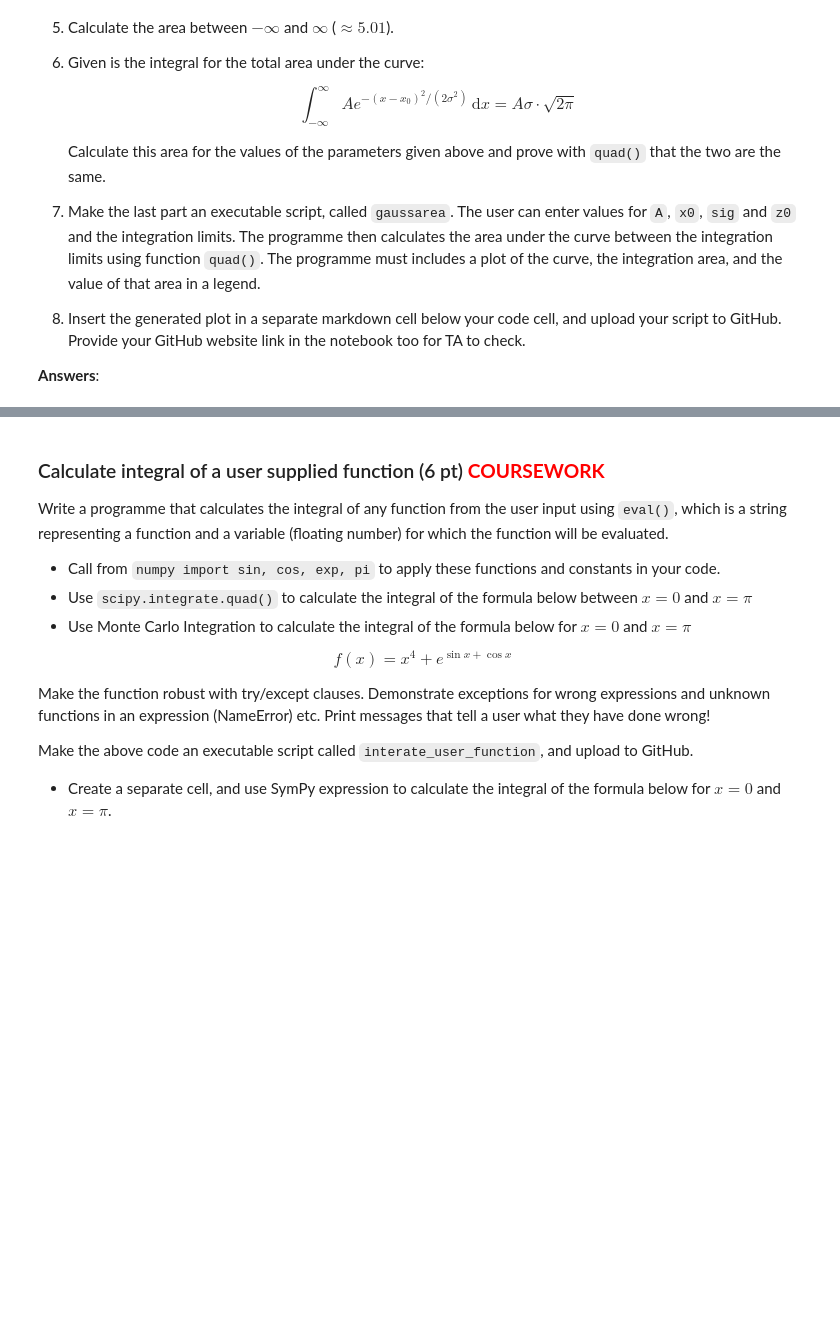
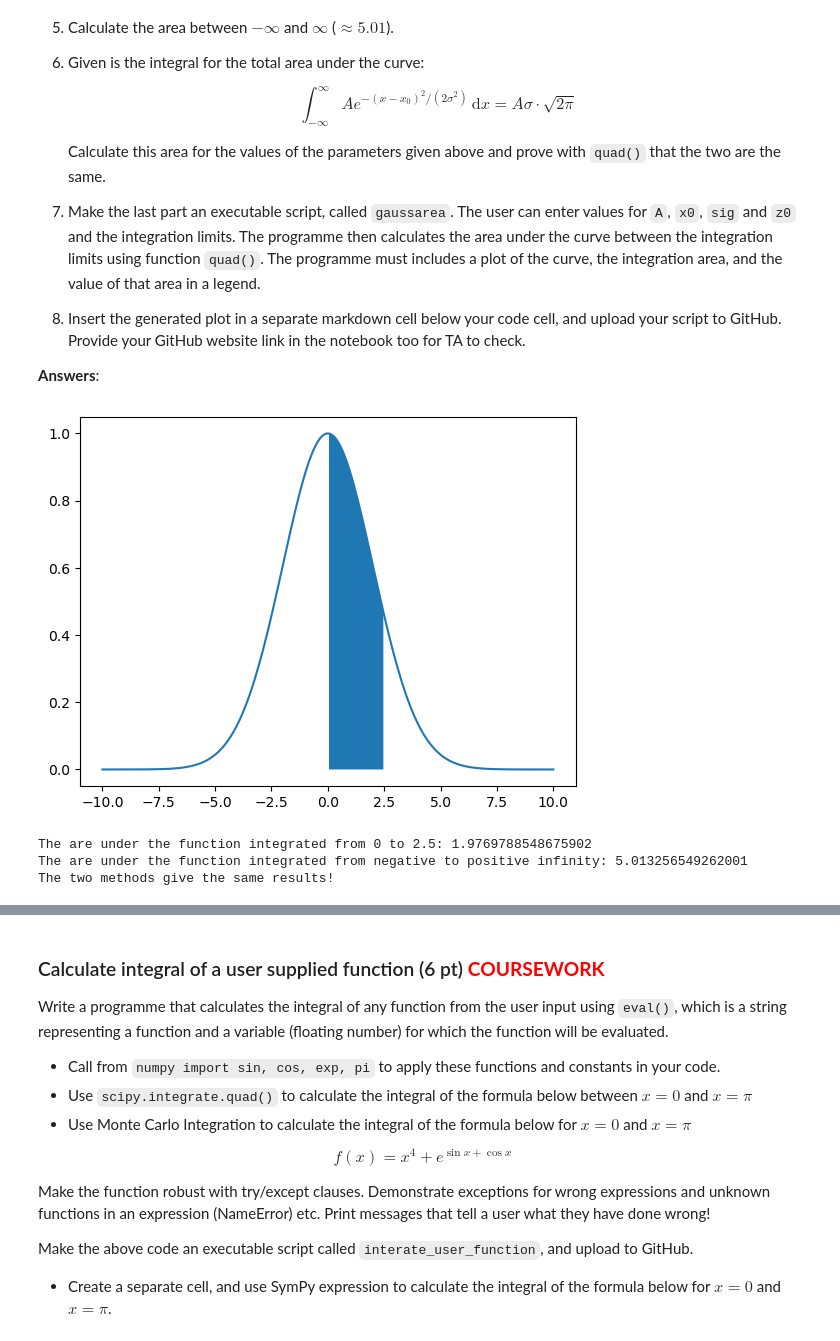
Before and after one commit to ebbartucz/PROGNUM-repo, a Jupyter notebook: Task4/s6362311_Coursework4.ipynb, the cells around one changed output, grey strips where cells are left out. Saved outputs shown, nothing was run; the diff lists cells and outputs as text; code cells hidden in the pictures; blank space fills up the shorter version.

```diff
--- a/Task4/s6362311_Coursework4.ipynb
+++ b/Task4/s6362311_Coursework4.ipynb
@@ -80,24 +78,35 @@ The requirement of this program is as follows:
 **Answer**:
 # %%
 from math import sqrt
+
 a=int(input("Enter coefficient a:"))
 b=int(input("Enter coefficient b:"))
 c=int(input("Enter coefficient c:"))
 
-D=b**2-4*a*c
+D=b**2-4*a*c # calculating the discriminant
 
 if D > 0:
     x1 = (-b+sqrt(D))/(2*a)
     x2 = (-b-sqrt(D))/(2*a)
 
     print(f"There are two real solutions to the quadratic equation, which are:{x1} and {x2}")
+    print(f"The equation solved is:{a}x^2+{b}x+{c}=0.")
+    if a*x1**2+b*x1+c ==0 and a*x2**2+b*x2+c==0:
+        print("The solutions satisfy the equation.")
 
 elif D==0:
     x=-b/(2*a)
 
     print(f"There is one real solution to the quadratic equation, namely: {x}")
+    print(f"The equation solved is:{a}x^2+{b}x+{c}=0.")
+    if a*x**2+b*x+c ==0:
+        print("The solution satisfies the equation.")
 
-else:
-    x1 = -b/(2*a)+(D/(2*a))*j
-    x2 = -b/(2*a)-(D/(2*a))*j
+else: #this is the part that considers complex numbers as solutions
+    x1 = -b/(2*a)+(sqrt(-D)/(2*a))*1j # since D<0,sqrt(-D) is the coefficient of the imaginary part of the complex solution
+    x2 = -b/(2*a)-(sqrt(-D)/(2*a))*1j
+
     print(f"There are two complex solutions to the quadratic equation, which are:{x1} and {x2}")
+    print(f"The equation solved is:{a}x^2+{b}x+{c}=0.")
+    if (x1**2+b*x1+c).real <= 10e-5 and (a*x2**2+b*x2+c).real <= 10e-5: # due to the limited memory of Python, the left side will equal a very small value rather than zero
+        print("The solutions satisfy the equation.")
@@ -143,3 +159,43 @@ def gauss(x, A, x0, sigma, z0):
 8. Insert the generated plot in a separate markdown cell below your code cell, and upload your script to GitHub. Provide your GitHub website link in the notebook too for TA to check.
 
 **Answers**:
+# %%
+import numpy as np
+import scipy
+from scipy import integrate
+import matplotlib.pyplot as plt
+from math import *
+
+def gauss(x, A, x0, sigma, z0):
+    return A*np.exp(-(x-x0)**2/(2*sigma**2))+z0
+
+A = 1.0
+x0 = 0.0
+sig = 2.0
+z0 = 0.0
+
+x = np.linspace(-10,10,200)
+y = gauss(x,A,x0,sig,z0)
+
+X = x[np.where((0<=x) & (x<=2.5))] # keeping only 0<=x<=2.5 in the domain
+
+plt.plot(x,y)
+plt.fill_between(X,gauss(X,A,x0,sig,z0),0)
+plt.show()
+
+area1,error1 = scipy.integrate.quad(gauss,0,2.5, args = (A,x0,sig,z0,))
+print(f"The are under the function integrated from 0 to 2.5: {area1}")
+
+area2,error2 = scipy.integrate.quad(gauss,-np.inf,np.inf, args = (A,x0,sig,z0,))
+print(f"The area under the function integrated from negative to positive infinity: {area2}")
+
+areacheck = A*sig*sqrt(2*pi)
+if abs(areacheck - area2) <= 10**(-15): # again due to the limited memory of Python
+    print("The two methods give the same results!")
+else:
+    print(":(")
+# %% [output]
+[figure, added]
+The are under the function integrated from 0 to 2.5: 1.9769788548675902
+The are under the function integrated from negative to positive infinity: 5.013256549262001
+The two methods give the same results!
```
Also changed, not shown: parts of 5 cells of this notebook, 2 other files.
